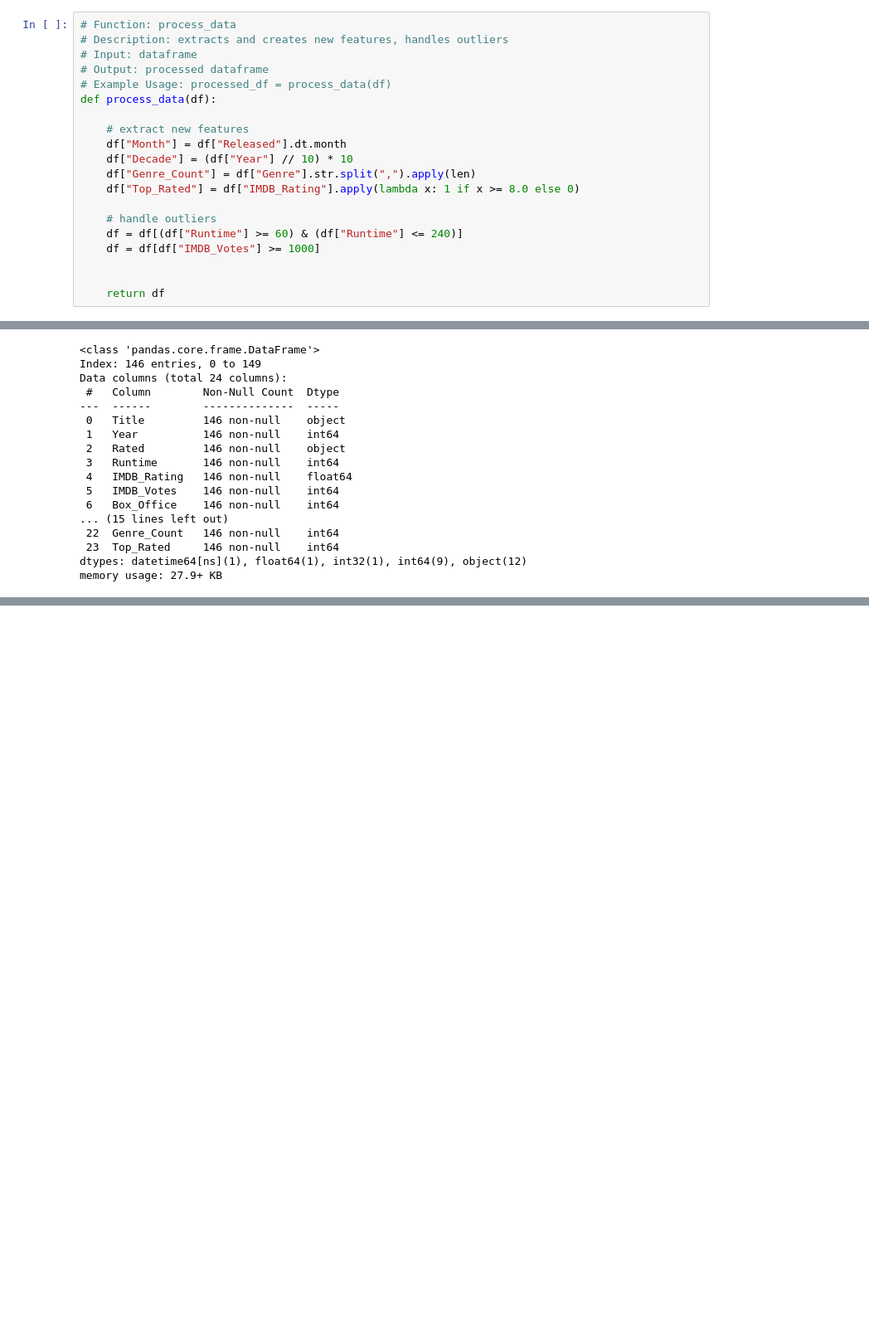
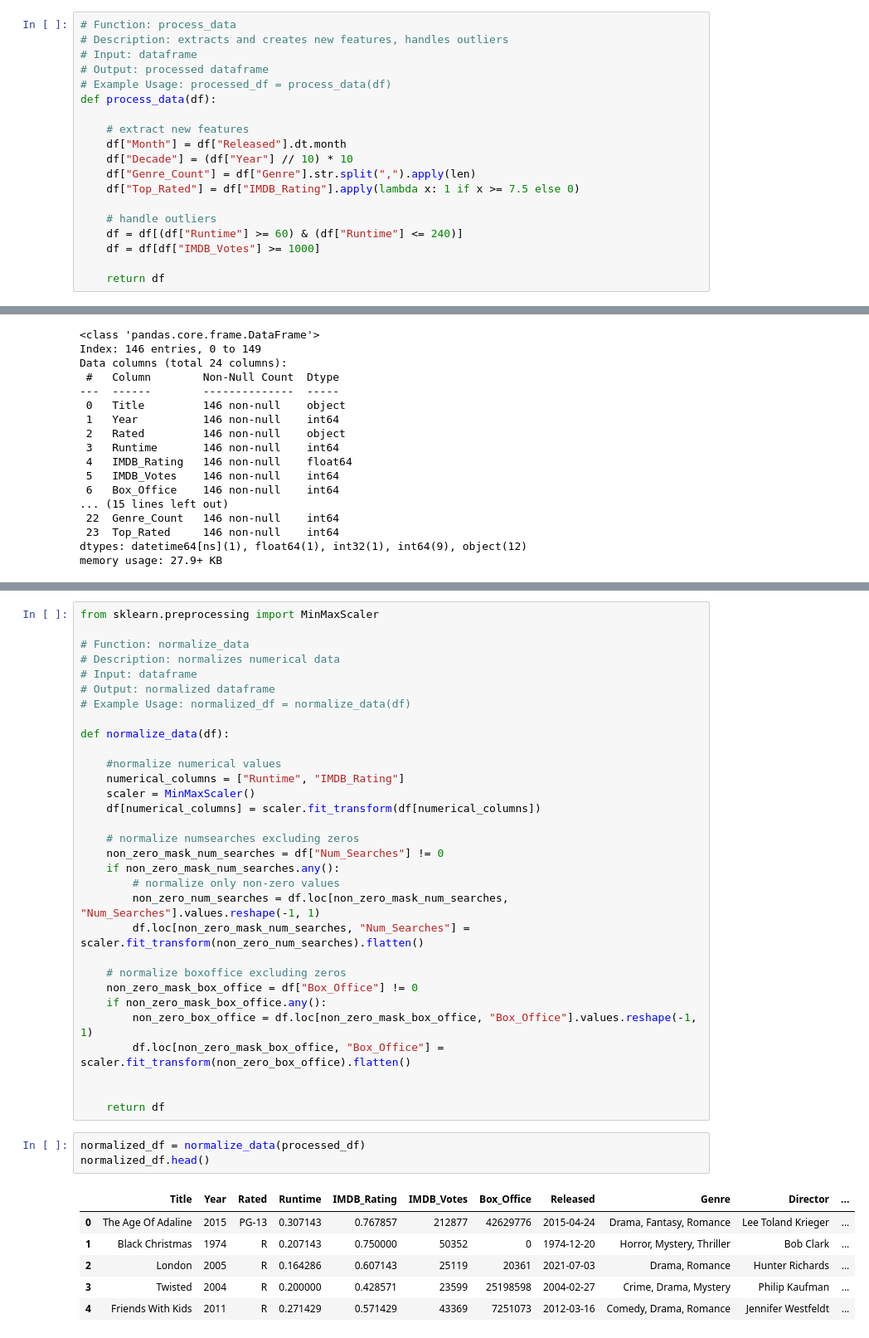
Before and after one commit to pegahbkz/neon-movies, a Jupyter notebook: audience-analysis.ipynb, the cells around one changed output, grey strips where cells are left out. Shown at 83% size. Saved outputs shown, nothing was run; the diff lists cells and outputs as text; blank space fills up the shorter version.

Commit message:
added normalizing function

```diff
--- a/audience-analysis.ipynb
+++ b/audience-analysis.ipynb
@@ -579,13 +579,12 @@ def process_data(df):
     df["Month"] = df["Released"].dt.month
     df["Decade"] = (df["Year"] // 10) * 10
     df["Genre_Count"] = df["Genre"].str.split(",").apply(len)
-    df["Top_Rated"] = df["IMDB_Rating"].apply(lambda x: 1 if x >= 8.0 else 0)
+    df["Top_Rated"] = df["IMDB_Rating"].apply(lambda x: 1 if x >= 7.5 else 0)
 
     # handle outliers
     df = df[(df["Runtime"] >= 60) & (df["Runtime"] <= 240)]
     df = df[df["IMDB_Votes"] >= 1000]
 
-
     return df
 # %%
 processed_df = process_data(cleaned_df)
@@ -622,0 +622,41 @@ zero_count = processed_df[
+# %%
+from sklearn.preprocessing import MinMaxScaler
+
+# Function: normalize_data
+# Description: normalizes numerical data
+# Input: dataframe
+# Output: normalized dataframe
+# Example Usage: normalized_df = normalize_data(df)
+
+def normalize_data(df):
+
+    #normalize numerical values
+    numerical_columns = ["Runtime", "IMDB_Rating"]
+    scaler = MinMaxScaler()
+    df[numerical_columns] = scaler.fit_transform(df[numerical_columns])
+
+    # normalize numsearches excluding zeros
+    non_zero_mask_num_searches = df["Num_Searches"] != 0
+    if non_zero_mask_num_searches.any():
+        # normalize only non-zero values
+        non_zero_num_searches = df.loc[non_zero_mask_num_searches, "Num_Searches"].values.reshape(-1, 1)
+        df.loc[non_zero_mask_num_searches, "Num_Searches"] = scaler.fit_transform(non_zero_num_searches).flatten()
+
+    # normalize boxoffice excluding zeros
+    non_zero_mask_box_office = df["Box_Office"] != 0
+    if non_zero_mask_box_office.any():
+        non_zero_box_office = df.loc[non_zero_mask_box_office, "Box_Office"].values.reshape(-1, 1)
+        df.loc[non_zero_mask_box_office, "Box_Office"] = scaler.fit_transform(non_zero_box_office).flatten()
+
+
+    return df
+# %%
+normalized_df = normalize_data(processed_df)
+normalized_df.head()
+# %% [output]
+|  | Title | Year | Rated | Runtime | IMDB_Rating | IMDB_Votes | Box_Office | Released | Genre | Director | ... |
+| 0 | The Age Of Adaline | 2015 | PG-13 | 0.307143 | 0.767857 | 212877 | 42629776 | 2015-04-24 | Drama, Fantasy, Romance | Lee Toland Krieger | ... |
+| 1 | Black Christmas | 1974 | R | 0.207143 | 0.750000 | 50352 | 0 | 1974-12-20 | Horror, Mystery, Thriller | Bob Clark | ... |
+| 2 | London | 2005 | R | 0.164286 | 0.607143 | 25119 | 20361 | 2021-07-03 | Drama, Romance | Hunter Richards | ... |
+| 3 | Twisted | 2004 | R | 0.200000 | 0.428571 | 23599 | 25198598 | 2004-02-27 | Crime, Drama, Mystery | Philip Kaufman | ... |
+| 4 | Friends With Kids | 2011 | R | 0.271429 | 0.571429 | 43369 | 7251073 | 2012-03-16 | Comedy, Drama, Romance | Jennifer Westfeldt | ... |
```
Also changed, not shown: parts of 3 cells of this notebook.
